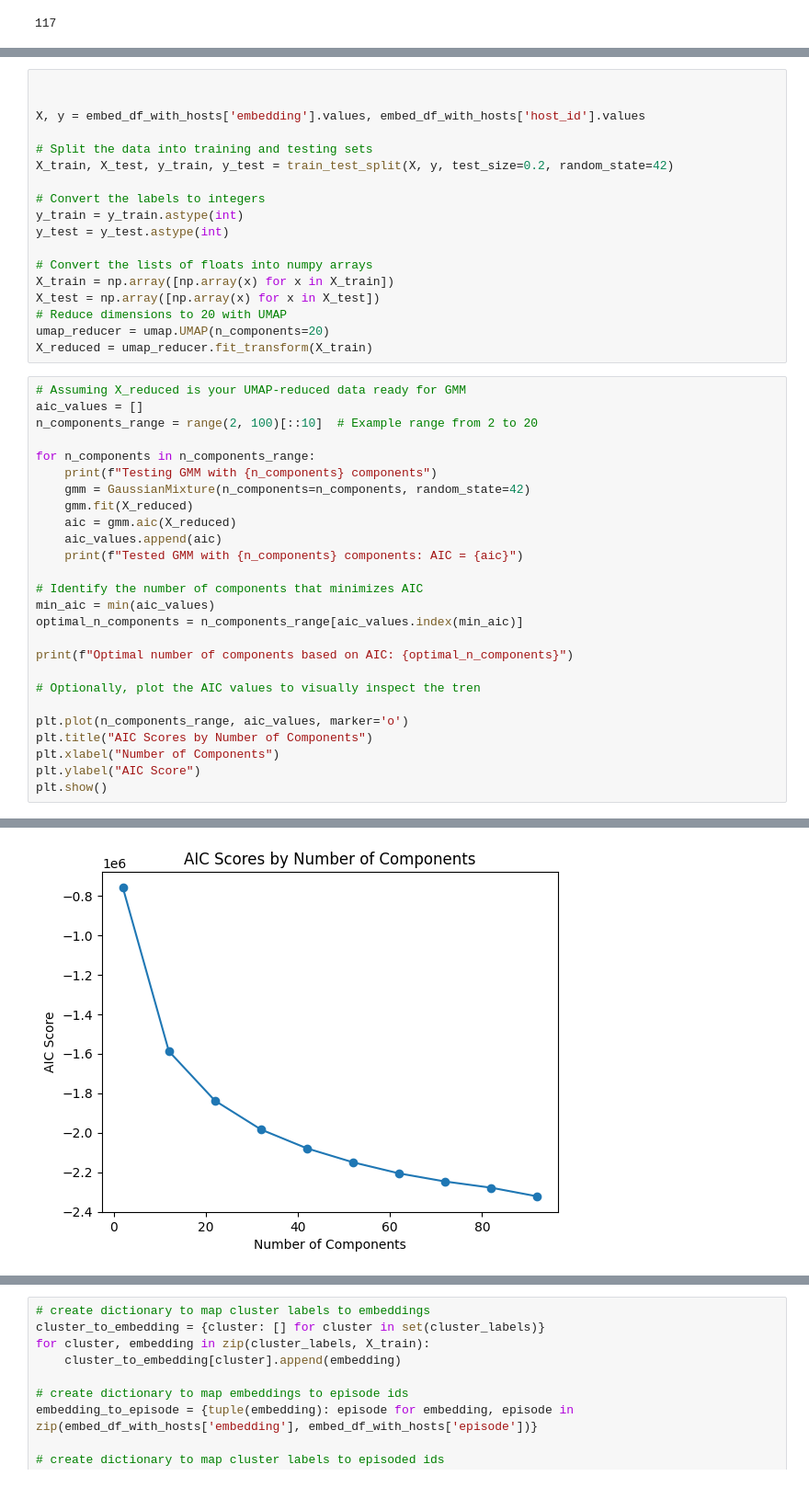
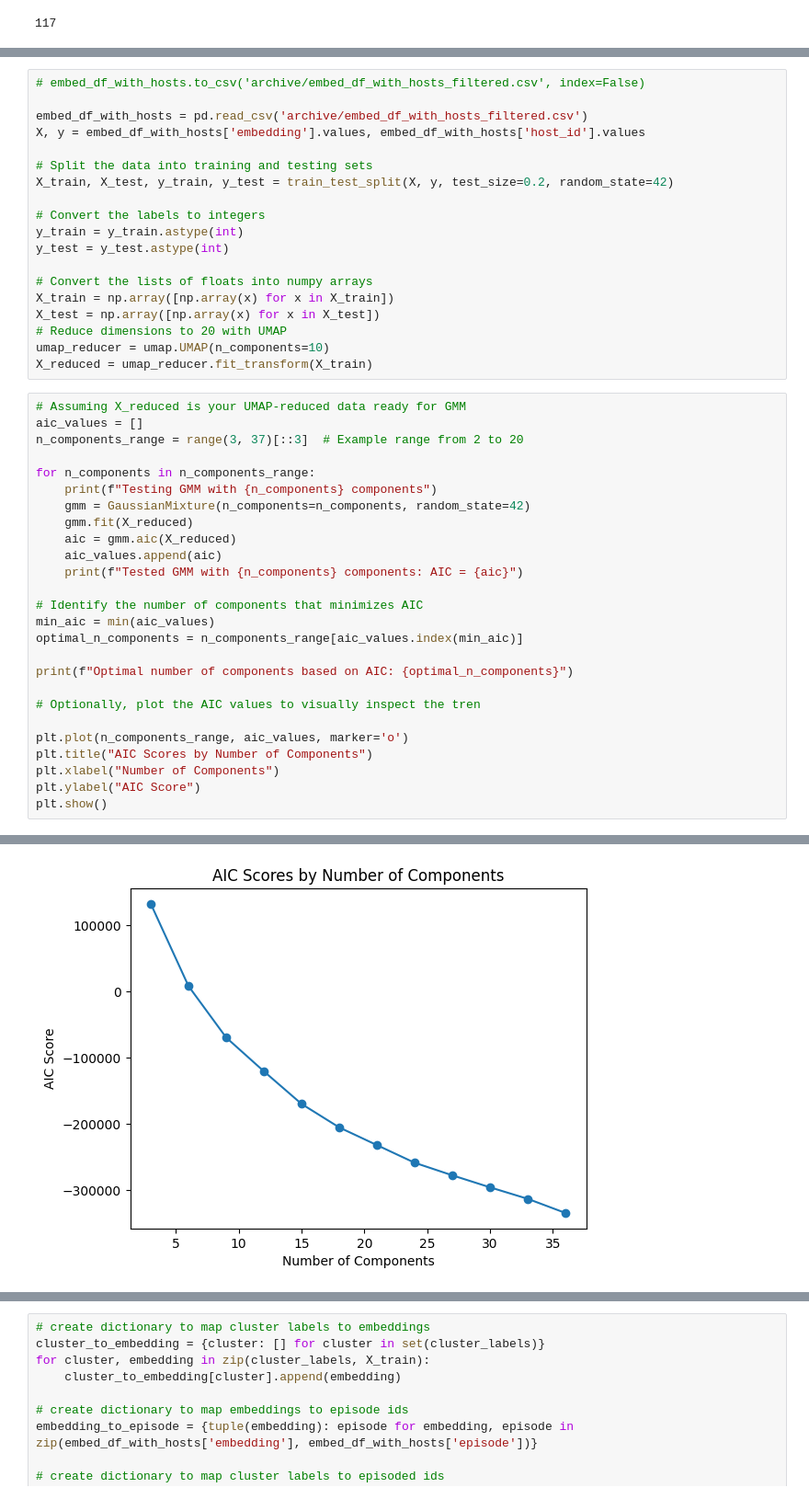
Before and after one commit to elmella/whos-who, a Jupyter notebook: embed.ipynb, the cells around one changed output, grey strips where cells are left out. Shown at 92% size. Cells and saved outputs as stored; diff of their text form.

```diff
--- a/embed.ipynb
+++ b/embed.ipynb
@@ -274,6 +255,7 @@ embed_df_with_hosts.to_csv('archive/embed_df_with_hosts_filtered.csv', index=Fal
 # %%
+# embed_df_with_hosts.to_csv('archive/embed_df_with_hosts_filtered.csv', index=False)
 
-
+embed_df_with_hosts = pd.read_csv('archive/embed_df_with_hosts_filtered.csv')
 X, y = embed_df_with_hosts['embedding'].values, embed_df_with_hosts['host_id'].values
 
 # Split the data into training and testing sets
@@ -287,12 +269,12 @@ y_test = y_test.astype(int)
 X_train = np.array([np.array(x) for x in X_train])
 X_test = np.array([np.array(x) for x in X_test])
 # Reduce dimensions to 20 with UMAP
-umap_reducer = umap.UMAP(n_components=20)
+umap_reducer = umap.UMAP(n_components=10)
 X_reduced = umap_reducer.fit_transform(X_train)
 # %%
 # Assuming X_reduced is your UMAP-reduced data ready for GMM
 aic_values = []
-n_components_range = range(2, 100)[::10]  # Example range from 2 to 20
+n_components_range = range(3, 37)[::3]  # Example range from 2 to 20
 
 for n_components in n_components_range:
     print(f"Testing GMM with {n_components} components")
@@ -336,4 +318,4 @@ Optimal number of components based on AIC: 92
-[figure, old version]
+[figure, new version]
 # %%
 # Step 2: Fit a GMM to the reduced data
 # Choose the number of components based on domain knowledge or experimentation
```
Also changed, not shown: parts of 18 cells of this notebook, 2 other files.
